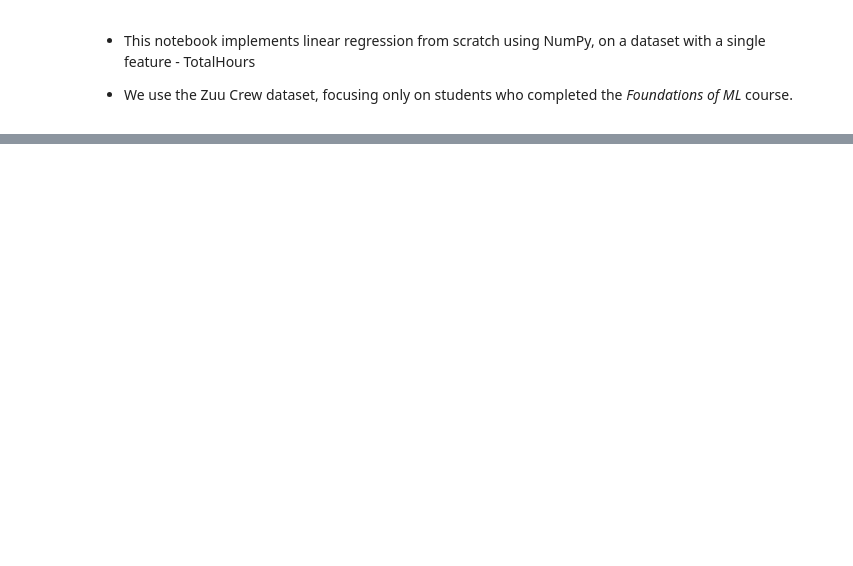
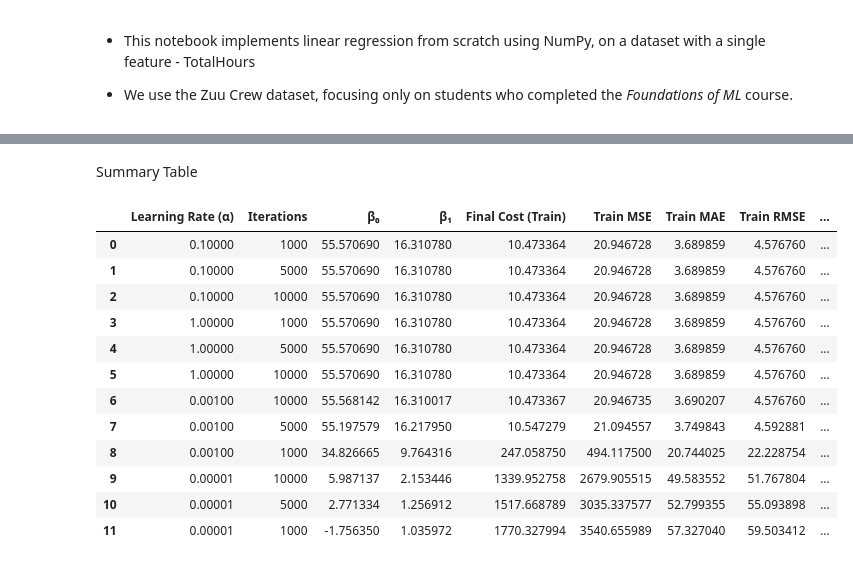
Before and after one commit to samathi-97/ML_Linear-Logistic-Regression-Implementation, a Jupyter notebook: 1_linear_regression_single_feature.ipynb, the cells around one changed output, grey strips where cells are left out. Drawn from its saved outputs; the diff is of its cells as text; code cells hidden in the pictures; blank space fills up the shorter version.

```diff
--- a/1_linear_regression_single_feature.ipynb
+++ b/1_linear_regression_single_feature.ipynb
@@ -194,0 +142,57 @@ for alpha in alphas:
+# %% [markdown]
+Summary Table
+# %%
+summary_rows = []
+
+for (lr, num_itr), result in results.items():
+    b0 = result['beta_0']
+    b1 = result['beta_1']
+    cost_history = result['cost_history']
+
+    # Predictions on each split
+    yhat_train = predict(X_train, b0, b1)
+    yhat_test  = predict(X_test,  b0, b1)
+
+    summary_rows.append({
+        "Learning Rate (α)": lr,
+        "Iterations": num_itr,
+        "β₀": round(b0, 6),
+        "β₁": round(b1, 6),
+
+        # This cost history was computed on TRAIN during GD
+        "Final Cost (Train)": round(cost_history[-1], 6),
+
+        # Train metrics
+        "Train MSE":  round(MSE(y_train, yhat_train), 6),
+        "Train MAE":  round(MAE(y_train, yhat_train), 6),
+        "Train RMSE": round(RMSE(y_train, yhat_train), 6),
+        "Train R²":   round(R2_Score(y_train, yhat_train), 6),
+
+        # Test metrics
+        "Test MSE":   round(MSE(y_test, yhat_test), 6),
+        "Test MAE":   round(MAE(y_test, yhat_test), 6),
+        "Test RMSE":  round(RMSE(y_test, yhat_test), 6),
+        "Test R²":    round(R2_Score(y_test, yhat_test), 6),
+    })
+
+summary_df = (
+    pd.DataFrame(summary_rows)
+      .sort_values(by=["Test RMSE", "Final Cost (Train)"], ascending=[True, True])
+      .reset_index(drop=True)
+)
+
+summary_df
+# %% [output]
+|  | Learning Rate (α) | Iterations | β₀ | β₁ | Final Cost (Train) | Train MSE | Train MAE | Train RMSE | ... |
+| 0 | 0.10000 | 1000 | 55.570690 | 16.310780 | 10.473364 | 20.946728 | 3.689859 | 4.576760 | ... |
+| 1 | 0.10000 | 5000 | 55.570690 | 16.310780 | 10.473364 | 20.946728 | 3.689859 | 4.576760 | ... |
+| 2 | 0.10000 | 10000 | 55.570690 | 16.310780 | 10.473364 | 20.946728 | 3.689859 | 4.576760 | ... |
+| 3 | 1.00000 | 1000 | 55.570690 | 16.310780 | 10.473364 | 20.946728 | 3.689859 | 4.576760 | ... |
+| 4 | 1.00000 | 5000 | 55.570690 | 16.310780 | 10.473364 | 20.946728 | 3.689859 | 4.576760 | ... |
+| 5 | 1.00000 | 10000 | 55.570690 | 16.310780 | 10.473364 | 20.946728 | 3.689859 | 4.576760 | ... |
+| 6 | 0.00100 | 10000 | 55.568142 | 16.310017 | 10.473367 | 20.946735 | 3.690207 | 4.576760 | ... |
+| 7 | 0.00100 | 5000 | 55.197579 | 16.217950 | 10.547279 | 21.094557 | 3.749843 | 4.592881 | ... |
+| 8 | 0.00100 | 1000 | 34.826665 | 9.764316 | 247.058750 | 494.117500 | 20.744025 | 22.228754 | ... |
+| 9 | 0.00001 | 10000 | 5.987137 | 2.153446 | 1339.952758 | 2679.905515 | 49.583552 | 51.767804 | ... |
+| 10 | 0.00001 | 5000 | 2.771334 | 1.256912 | 1517.668789 | 3035.337577 | 52.799355 | 55.093898 | ... |
+| 11 | 0.00001 | 1000 | -1.756350 | 1.035972 | 1770.327994 | 3540.655989 | 57.327040 | 59.503412 | ... |
```
Also changed, not shown: parts of 30 cells of this notebook, 11 other files.
